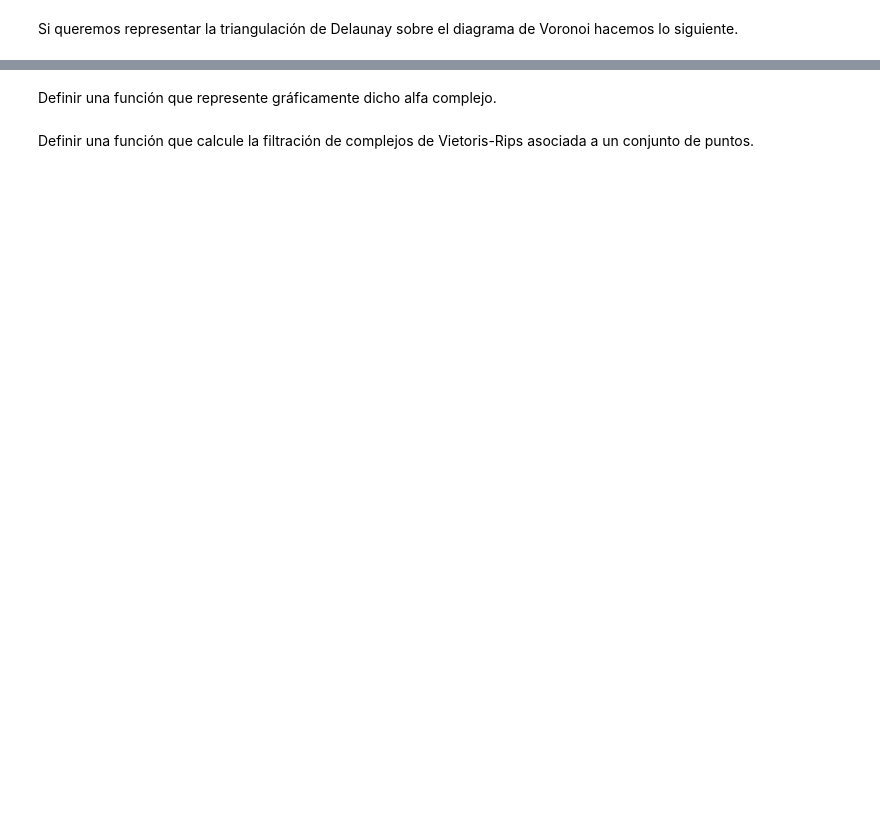
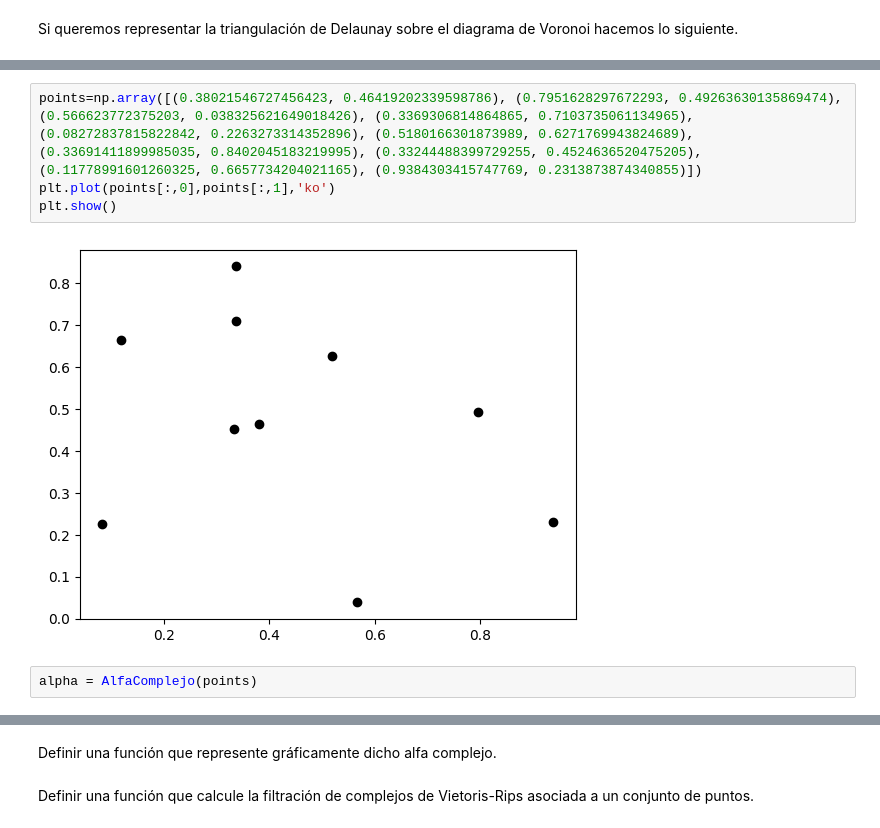
Before and after one commit to panchooglez/TopoAplicada, a Jupyter notebook: ejs/2.ipynb, the cells around one changed output, grey strips where cells are left out. Saved outputs shown, nothing was run; the diff lists cells and outputs as text; blank space fills up the shorter version.

Commit message:
alfaComplejos

```diff
--- a/ejs/2.ipynb
+++ b/ejs/2.ipynb
@@ -79,0 +175,8 @@ TAREAS: Definir una función que calcule la filtración de alfa complejos asocia
+# %%
+points=np.array([(0.38021546727456423, 0.46419202339598786), (0.7951628297672293, 0.49263630135869474), (0.566623772375203, 0.038325621649018426), (0.3369306814864865, 0.7103735061134965), (0.08272837815822842, 0.2263273314352896), (0.5180166301873989, 0.6271769943824689), (0.33691411899985035, 0.8402045183219995), (0.33244488399729255, 0.4524636520475205), (0.11778991601260325, 0.6657734204021165), (0.9384303415747769, 0.2313873874340855)])
+plt.plot(points[:,0],points[:,1],'ko')
+plt.show()
+# %% [output]
+[figure, added]
+# %%
+alpha = AlfaComplejo(points)
```
Also changed, not shown: parts of 11 cells of this notebook.
